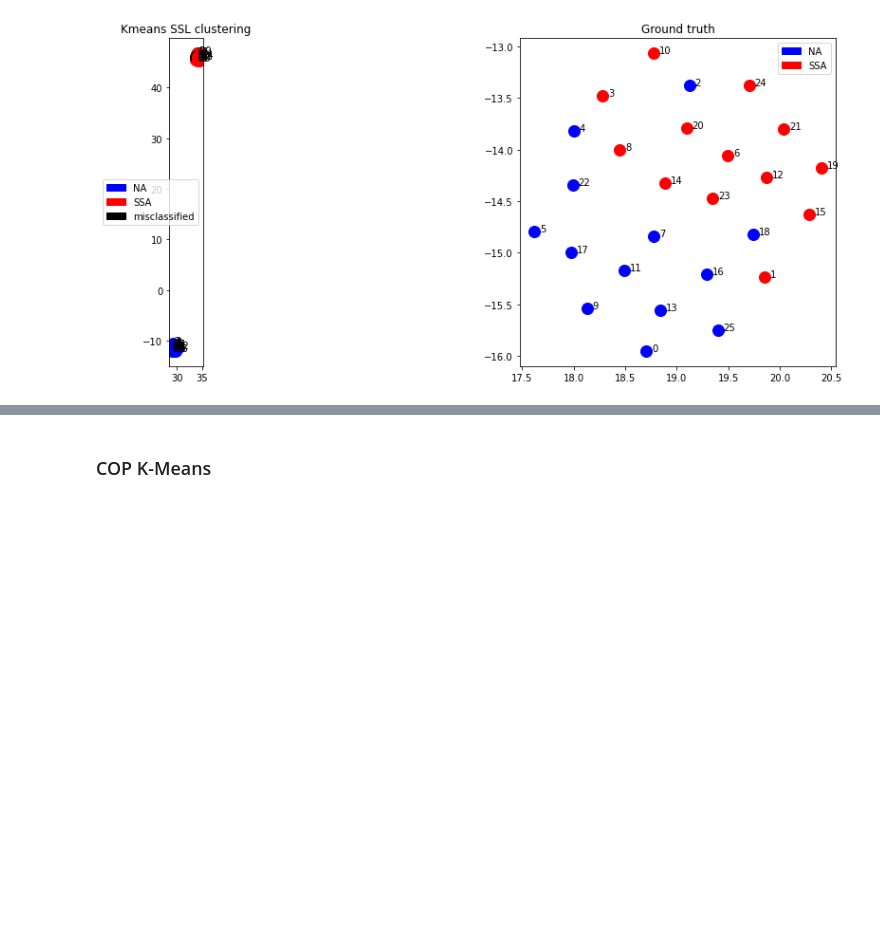
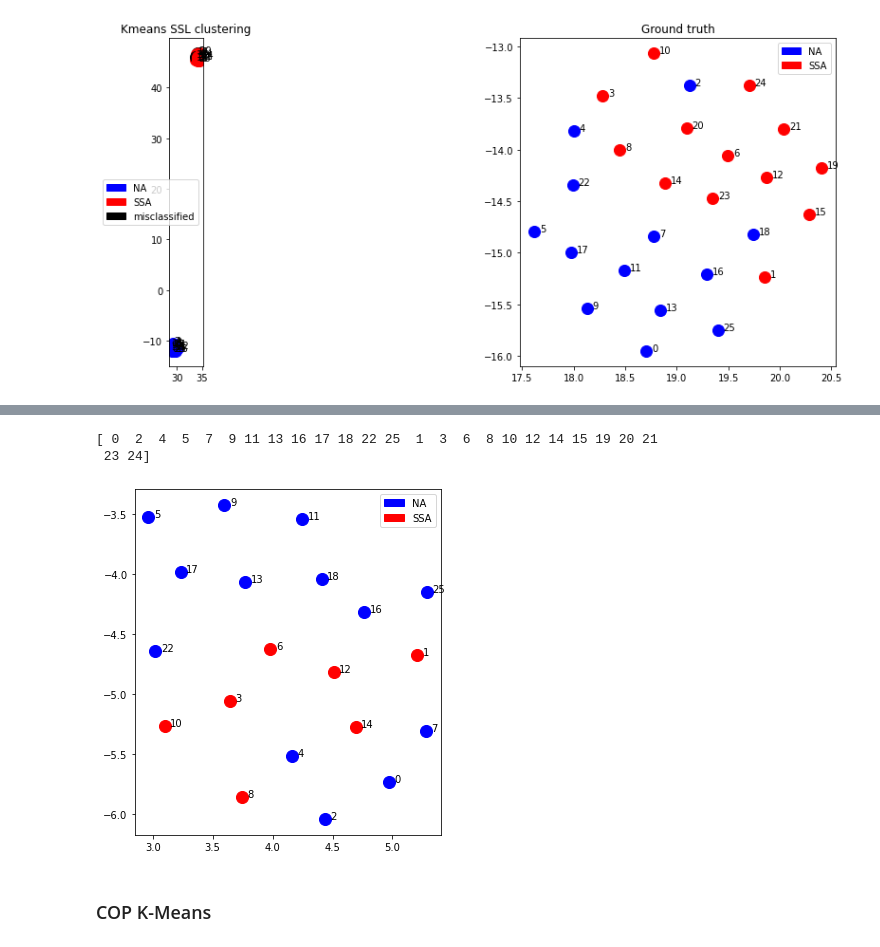
Before and after one commit to alexandremerasli/TFE, a Jupyter notebook: cluster_data.ipynb, the cells around one changed output, grey strips where cells are left out. Saved outputs shown, nothing was run; the diff lists cells and outputs as text; code cells hidden in the pictures; blank space fills up the shorter version.

```diff
--- a/cluster_data.ipynb
+++ b/cluster_data.ipynb
@@ -1919,3 +1993,32 @@ Frequencies
+# %%
+condition = np.genfromtxt(os.path.join('condition.csv'),delimiter=',')
+condition = np.array(condition,dtype='int') # Convert into array
+
+narrative = np.where(condition == 0)[0]
+stimulus = np.where(condition == 1)[0]
+sortedIdx = np.concatenate((narrative,stimulus))
+print(sortedIdx)
+mat = np.copy(study_matrix[sortedIdx,:])
+mat = mat[:,sortedIdx]
+
+
+p = 20
+mat = mat[:p,:p]
+
+condition = np.genfromtxt(os.path.join('condition.csv'),delimiter=',')
+condition = np.array(condition,dtype='int') # Convert into array
+condition = condition[sortedIdx]
+condition = condition[:p]
+narrative = np.where(condition == 0)[0]
+stimulus = np.where(condition == 1)[0]
+
+distance_matrix = computeDistanceMatrix(1,addCoef=0,keepDiag=True,study_matrix=mat)
+points = computeUMAPCoordinate(distance_matrix,None,n_neighbors=15)
+plotPoints(points,title='',subjects=sortedIdx)
+# %% [output]
+[ 0  2  4  5  7  9 11 13 16 17 18 22 25  1  3  6  8 10 12 14 15 19 20 21
+ 23 24]
+[figure, added]
 # %% [markdown]
 ### COP K-Means
 # %%
```
Also changed, not shown: parts of 9 cells of this notebook.
